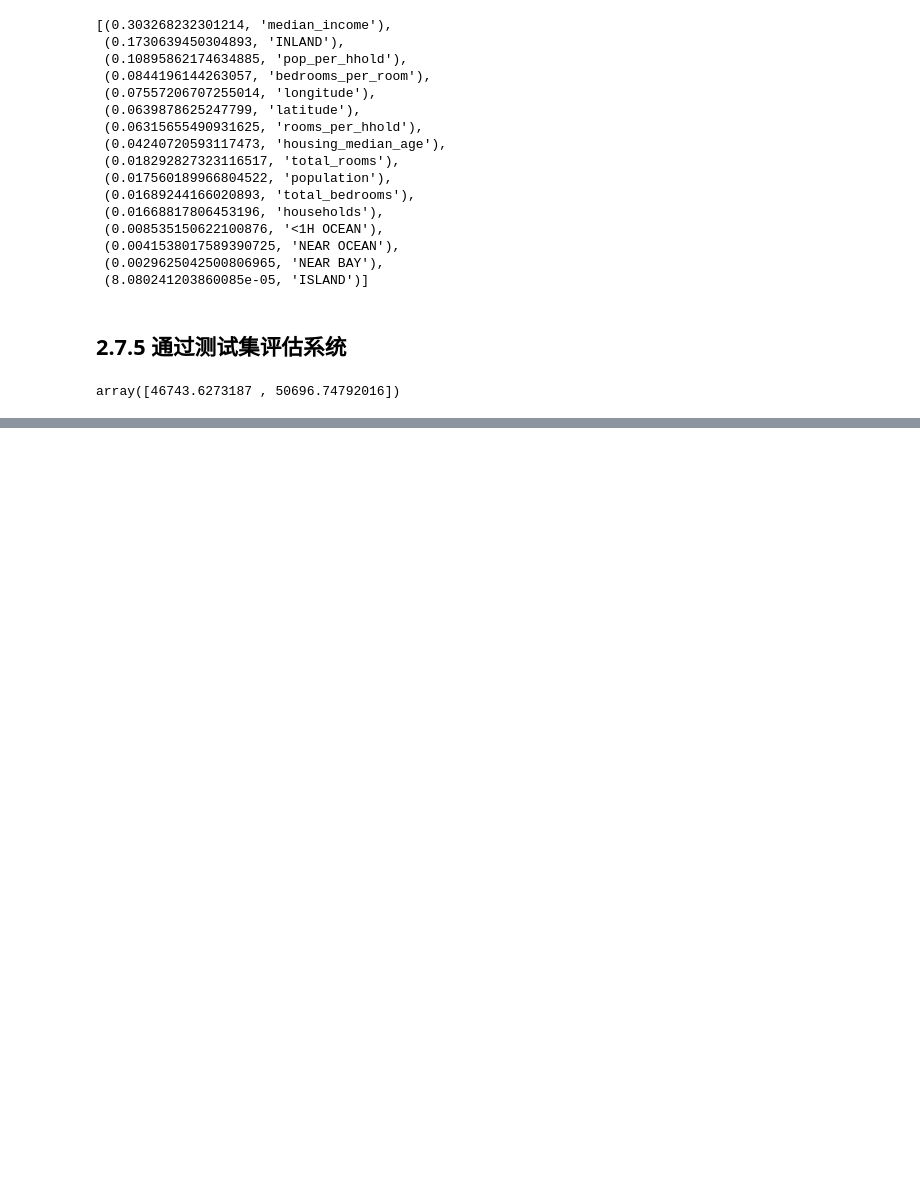
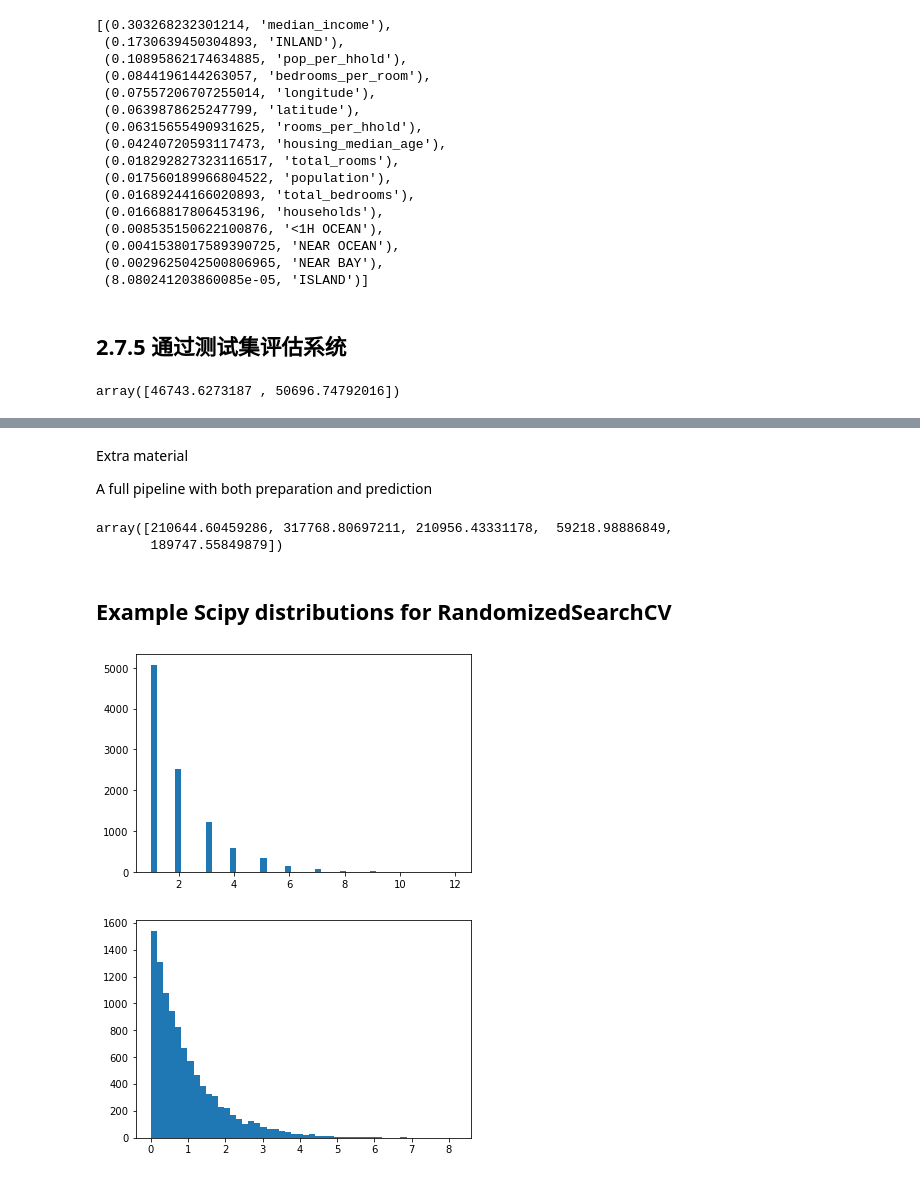
Before and after one commit to Vuean/Hands-On-ML, a Jupyter notebook: Chapter2/02_end_to_end_ML_Project.ipynb, the cells around one changed output, grey strips where cells are left out. Saved outputs shown, nothing was run; the diff lists cells and outputs as text; code cells hidden in the pictures; blank space fills up the shorter version.

```diff
--- a/Chapter2/02_end_to_end_ML_Project.ipynb
+++ b/Chapter2/02_end_to_end_ML_Project.ipynb
@@ -756,0 +772,15 @@ array([46743.6273187 , 50696.74792016])
+# %% [markdown]
+Extra material
+
+A full pipeline with both preparation and prediction
+# %%
+full_pipeline_with_prediction = Pipeline([
+    ("preparation", full_pipeline),
+    ("linear", LinearRegression())
+])
+
+full_pipeline_with_prediction.fit(housing, housing_labels)
+full_pipeline_with_prediction.predict(some_data)
+# %% [output]
+array([210644.60459286, 317768.80697211, 210956.43331178,  59218.98886849,
+       189747.55849879])
@@ -756,0 +794,13 @@ array([46743.6273187 , 50696.74792016])
+# %% [markdown]
+## Example Scipy distributions for RandomizedSearchCV
+# %%
+from scipy.stats import geom, expon
+geom_distrib = geom(0.5).rvs(10000, random_state=42)
+expon_distrib = expon(scale=1).rvs(10000, random_state=42)
+plt.hist(geom_distrib, bins=50)
+plt.show()
+plt.hist(expon_distrib, bins=50)
+plt.show()
+# %% [output]
+[figure, added]
+[figure, added]
```
Also changed, not shown: parts of 52 cells of this notebook, 1 other file.
